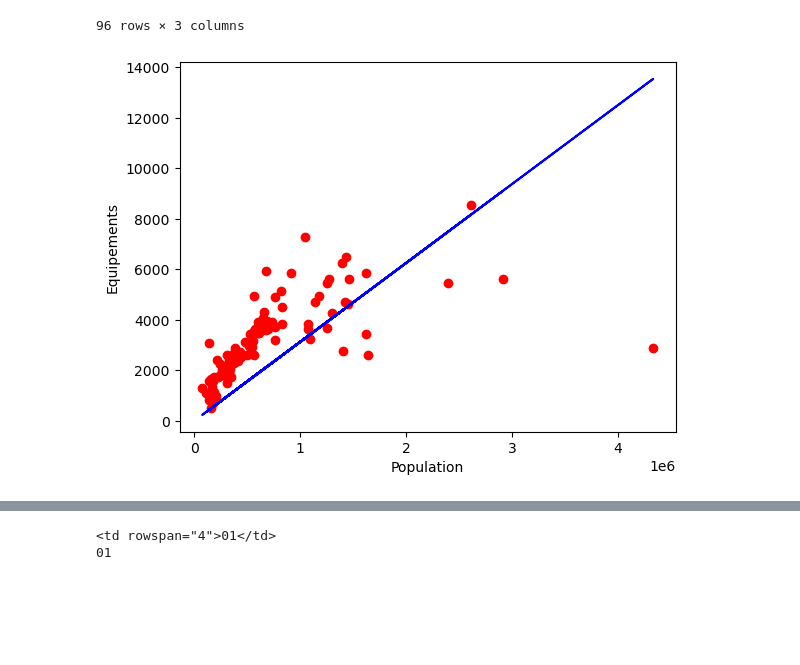
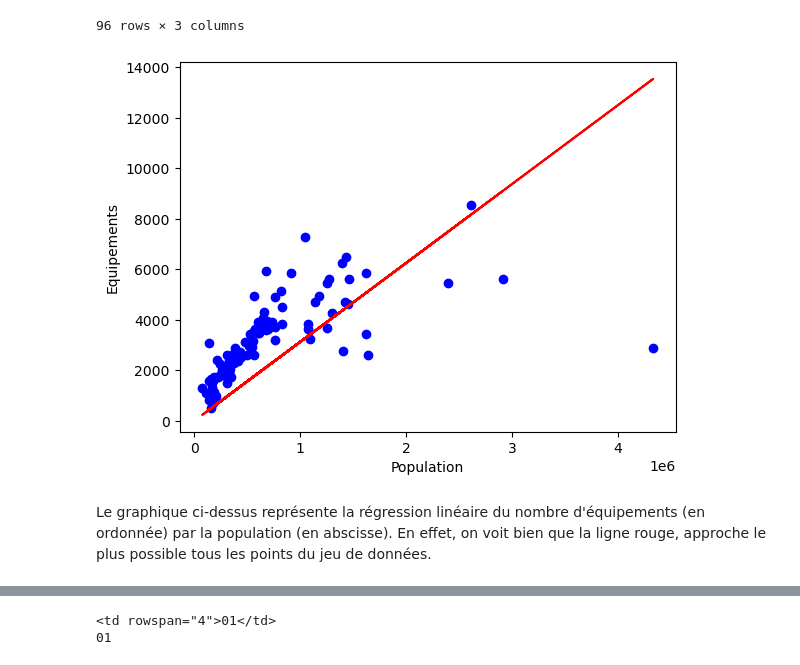
Before and after one commit to JulesChpn/ProjetPython, a Jupyter notebook: README.ipynb, the cells around one changed output, grey strips where cells are left out. Drawn from its saved outputs; the diff is of its cells as text; code cells hidden in the pictures; blank space fills up the shorter version.

Commit message:
README 20/12 - Claisse
Mise en Page, Développement des parties, Améliorations des Graphes

```diff
--- a/README.ipynb
+++ b/README.ipynb
@@ -189,15 +199,17 @@ import pandas as pd
 # %%
 x = data_base[["Population"]]
 y = data_base[["NbreEquipements"]]
 model = LinearRegression(fit_intercept=False).fit(x,y)
 
-plt.scatter(x, y, color = 'red')
-plt.plot(x, model.predict(x), color = 'blue')
+plt.scatter(x, y, color = 'blue')
+plt.plot(x, model.predict(x), color = 'red')
 plt.xlabel('Population')
 plt.ylabel('Equipements')
 plt.show()
 # %% [output]
-[figure, old version]
+[figure, new version]
+# %% [markdown]
+Le graphique ci-dessus représente la régression linéaire du nombre d'équipements (en ordonnée) par la population (en abscisse). En effet, on voit bien que la ligne rouge, approche le plus possible tous les points du jeu de données.
 # %%
 import urllib
 import bs4
```
Also changed, not shown: parts of 35 cells of this notebook.
